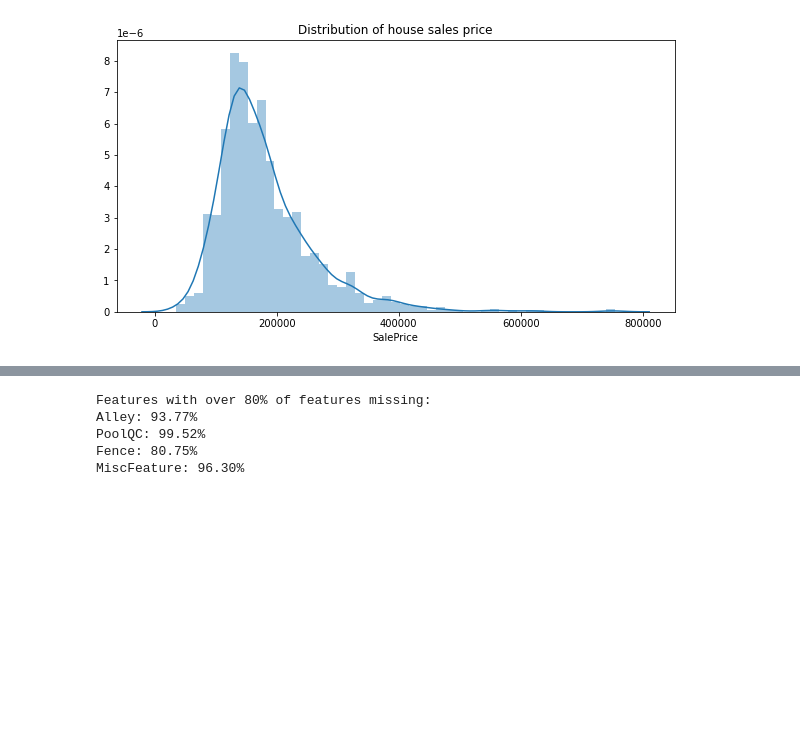
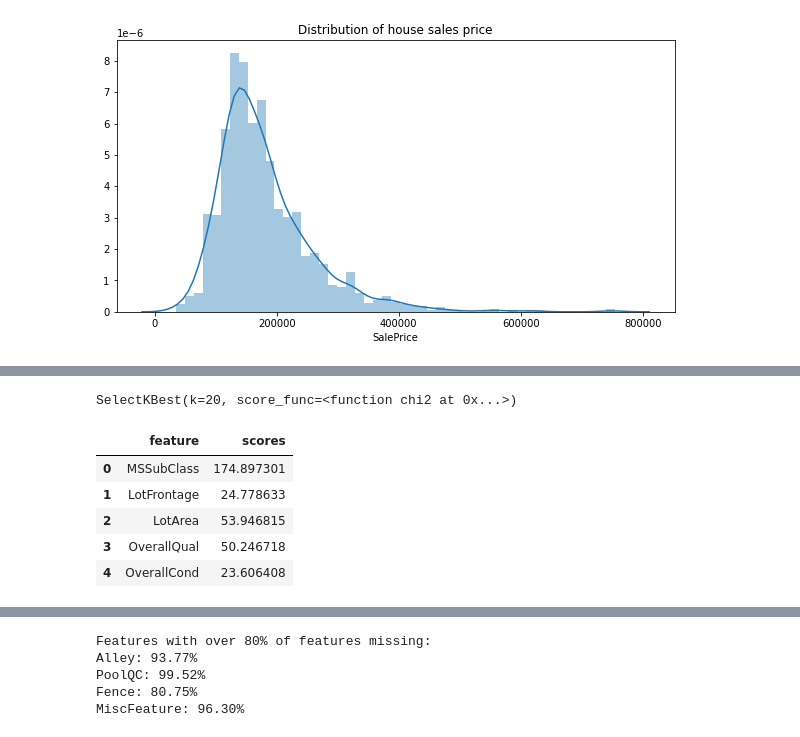
Before and after one commit to Ryan95Z/ml-house-prices, a Jupyter notebook: notebooks/House Prices - EDA.ipynb, the cells around one changed output, grey strips where cells are left out. Saved outputs shown, nothing was run; the diff lists cells and outputs as text; code cells hidden in the pictures; blank space fills up the shorter version.

Commit message:
Started to apply methods to extract the best features based on chi2 scores

```diff
--- a/notebooks/House Prices - EDA.ipynb
+++ b/notebooks/House Prices - EDA.ipynb
@@ -84,0 +72,8 @@ expensive_houses_df.head()
+# %%
+target_col = 'SalePrice'
+
+test_size_ratio = 0.2
+val_size_ratio = 0.1
+
+X = house_prices_train.drop(target_col, axis=1)
+y = house_prices_train[target_col]
@@ -84,0 +120,24 @@ expensive_houses_df.head()
+# %%
+X_processed = processing_pipeline.fit_transform(X)
+# %%
+from sklearn.feature_selection import chi2, SelectKBest
+
+best_features = SelectKBest(score_func=chi2, k=20)
+best_features.fit(X_processed, y)
+# %% [output]
+SelectKBest(k=20, score_func=<function chi2 at 0x...>)
+# %%
+categorical_features = np.concatenate(cat_pipeline['one_hot'].categories_)
+all_features = np.concatenate([numeric_cols, categorical_features])
+
+best_scores_df = pd.DataFrame()
+best_scores_df['feature'] = all_features
+best_scores_df['scores'] = best_features.scores_
+best_scores_df.head()
+# %% [output]
+|  | feature | scores |
+| 0 | MSSubClass | 174.897301 |
+| 1 | LotFrontage | 24.778633 |
+| 2 | LotArea | 53.946815 |
+| 3 | OverallQual | 50.246718 |
+| 4 | OverallCond | 23.606408 |
```
Also changed, not shown: parts of 23 cells of this notebook.
